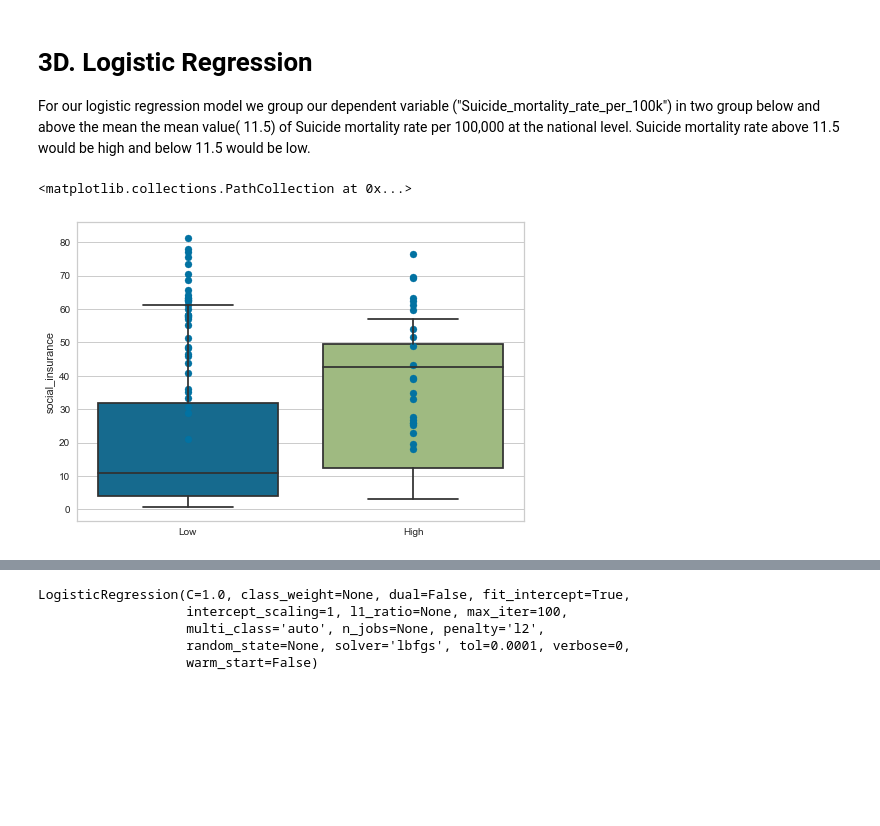
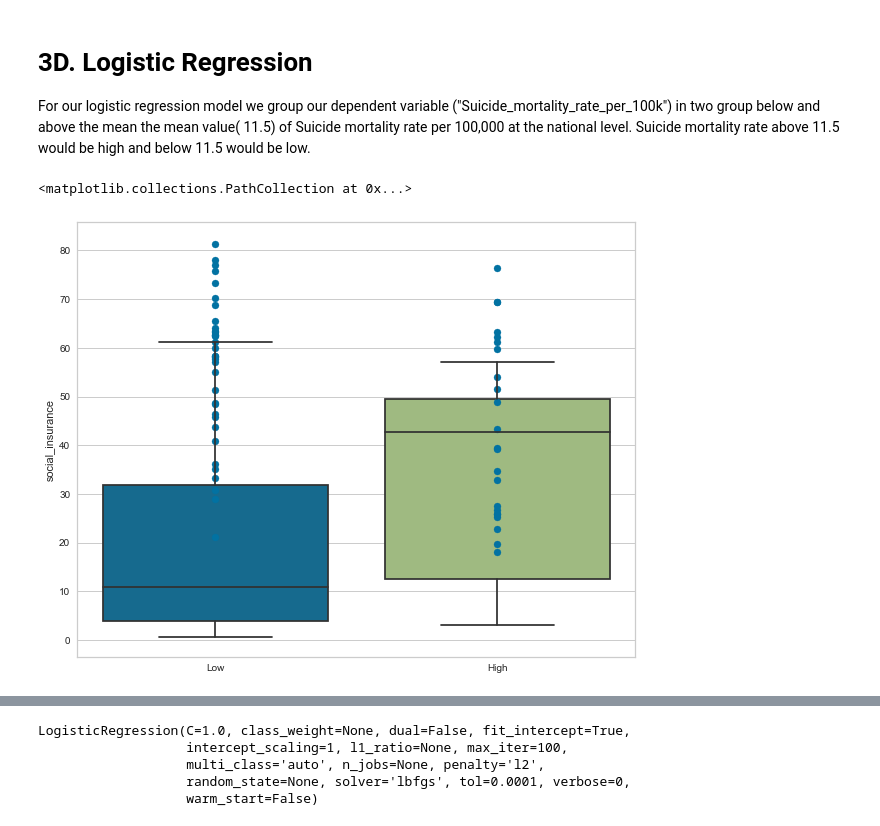
Before and after one commit to ermiasgelaye/Mental-Health-Predictor, a Jupyter notebook: machine_learning_analysis.ipynb, the cells around one changed output, grey strips where cells are left out. Saved outputs shown, nothing was run; the diff lists cells and outputs as text; code cells hidden in the pictures; blank space fills up the shorter version.

```diff
--- a/machine_learning_analysis.ipynb
+++ b/machine_learning_analysis.ipynb
@@ -363,3 +364,12 @@ MAE=metrics.mean_absolute_error(y_test, predictions)
 print(f"MSE: {MSE}, R2: {r2}, MAE: {MAE}")
 # %% [output]
 MSE: 37.893265250272826, R2: -0.3568799829241276, MAE: 5.121917851431638
+# %%
+# get importance
+importance = model.coef_[0]
+# summarize feature importance
+for i,v in enumerate(importance):
+    print('Feature: %0d, Score: %.5f' % (i,v))
+# plot feature importance
+pyplot.bar([x for x in range(len(importance))], importance)
+pyplot.show()
@@ -450,9 +477,10 @@ y2=[]
 for i in li:
     y2.append(i)
 # %%
+plt.figure(figsize=(10, 8))
 sns.boxplot(y2,clean['social_insurance'])
 plt.scatter(y2,clean['Labour_force_with_basic_education'])
 # %% [output]
 <matplotlib.collections.PathCollection at 0x...>
-[figure, old version]
+[figure, new version]
 # %%
```
Also changed, not shown: parts of 12 cells of this notebook, 3 other files.
